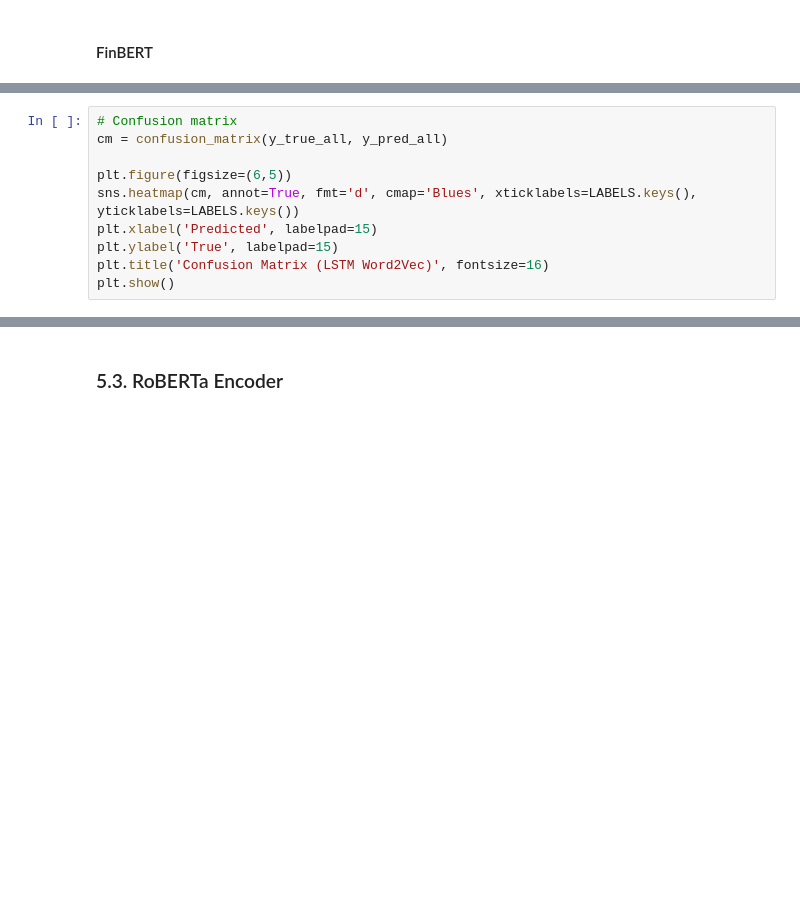
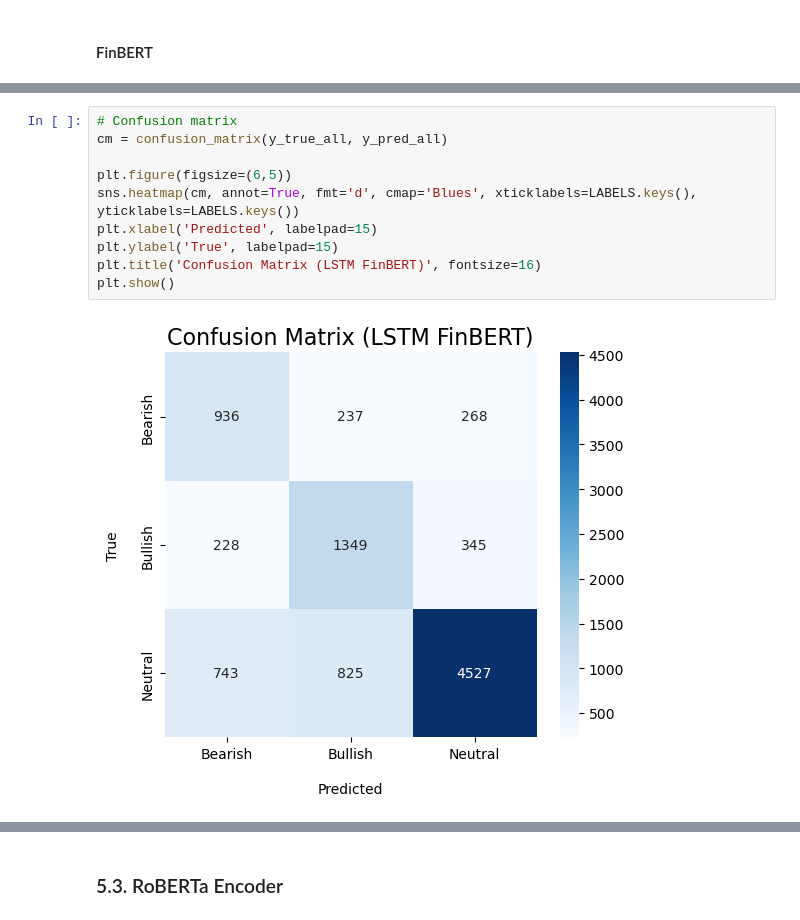
Before and after one commit to M4rtinsFons3caConsulting/TextMining, a Jupyter notebook: notebooks/project.ipynb, the cells around one changed output, grey strips where cells are left out. Saved outputs shown, nothing was run; the diff lists cells and outputs as text; blank space fills up the shorter version.

```diff
--- a/notebooks/project.ipynb
+++ b/notebooks/project.ipynb
@@ -817,13 +1167,15 @@ print(classification_report(y_true_all, y_pred_all, digits=4, target_names=LABEL
 # %%
 # Confusion matrix
 cm = confusion_matrix(y_true_all, y_pred_all)
 
 plt.figure(figsize=(6,5))
 sns.heatmap(cm, annot=True, fmt='d', cmap='Blues', xticklabels=LABELS.keys(), yticklabels=LABELS.keys())
 plt.xlabel('Predicted', labelpad=15)
 plt.ylabel('True', labelpad=15)
-plt.title('Confusion Matrix (LSTM Word2Vec)', fontsize=16)
+plt.title('Confusion Matrix (LSTM FinBERT)', fontsize=16)
 plt.show()
+# %% [output]
+[figure, added]
 # %%
 df_list = []
 
```
Also changed, not shown: parts of 46 cells of this notebook, 4 other files.
